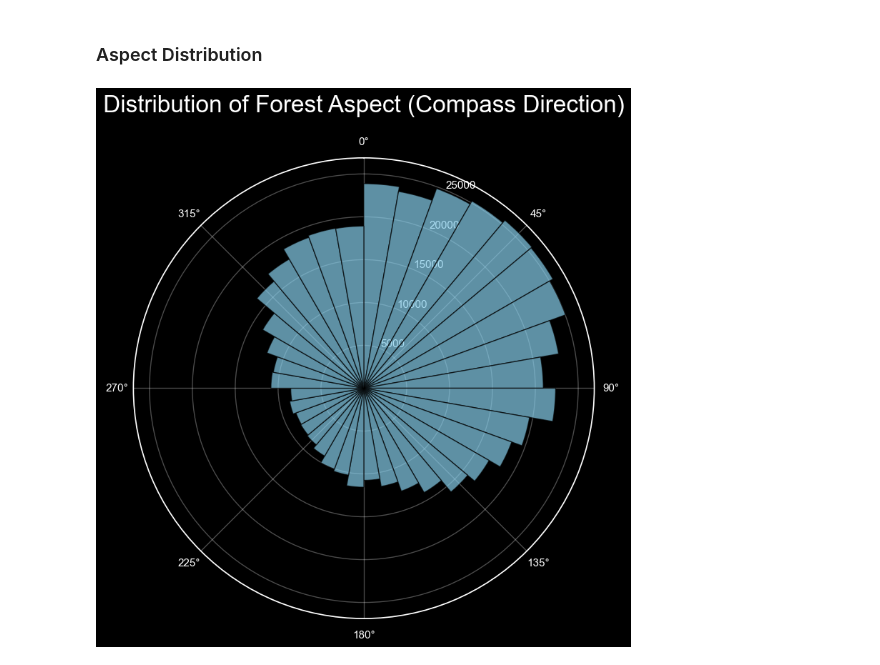
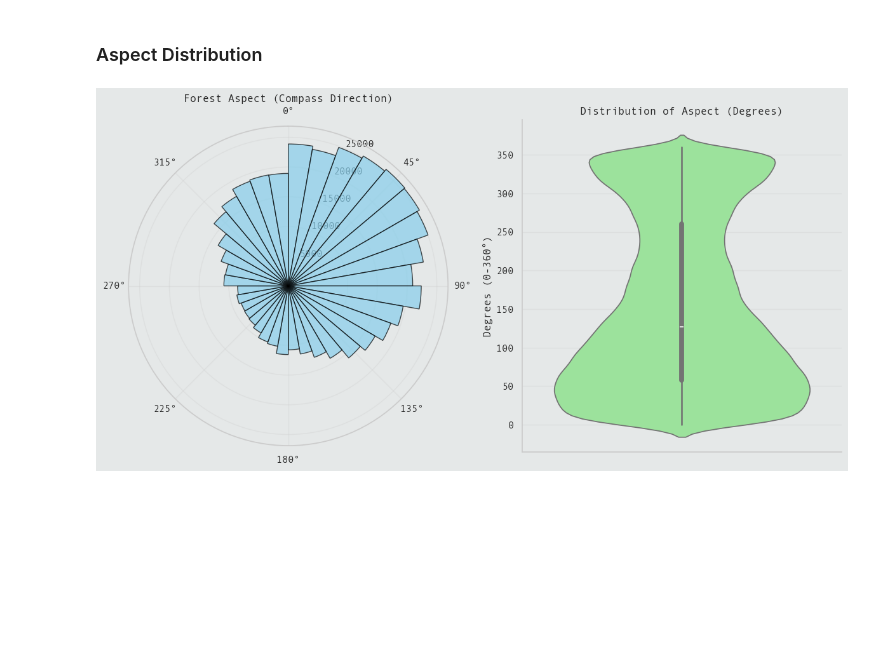
Before and after one commit to Volscente/DruidicGroveAI, a Jupyter notebook: notebooks/covertype/exploratory_data_analysis.ipynb, the cells around one changed output. Drawn from its saved outputs; the diff is of its cells as text; code cells hidden in the pictures; blank space fills up the shorter version.

```diff
--- a/notebooks/covertype/exploratory_data_analysis.ipynb
+++ b/notebooks/covertype/exploratory_data_analysis.ipynb
@@ -210,20 +210,31 @@ plt.tight_layout()
 # %% [markdown]
 ### Aspect Distribution
 # %%
-plt.figure(figsize=(8, 8))
-ax = plt.subplot(111, projection='polar')
+# Set up the figure with two distinct types of axes
+fig = plt.figure(figsize=(12, 6))
 
-# Convert degrees to radians for polar plotting
+# Left plot: Polar Projection
+ax1 = fig.add_subplot(1, 2, 1, projection='polar')
+
+# Convert degrees to radians
 aspect_radians = np.radians(covertype_data['Aspect'])
 
-# Create a polar histogram (36 bins = 10 degrees each)
-n, bins, patches = ax.hist(aspect_radians, bins=36, color='skyblue', edgecolor='black', alpha=0.7)
+# Create polar histogram
+n, bins, patches = ax1.hist(aspect_radians, bins=36, color='skyblue',
+                            edgecolor='black', alpha=0.7)
 
-# Set 0 (North) to the top and make it go clockwise
-ax.set_theta_zero_location('N')
-ax.set_theta_direction(-1)
+# Orientation: North at the top, clockwise direction
+ax1.set_theta_zero_location('N')
+ax1.set_theta_direction(-1)
+ax1.set_title("Forest Aspect (Compass Direction)", fontsize=12)
 
-plt.title("Distribution of Forest Aspect (Compass Direction)", va='bottom', pad=20)
+# Right plot: Standard Violin Plot
+ax2 = fig.add_subplot(1, 2, 2)
+sns.violinplot(y=covertype_data['Aspect'], ax=ax2, color='lightgreen')
+ax2.set_title("Distribution of Aspect (Degrees)", fontsize=12)
+ax2.set_ylabel("Degrees (0-360°)")
+
 plt.tight_layout()
+plt.show()
 # %% [output]
-[figure, old version]
+[figure, new version]
```
Also changed, not shown: parts of 3 cells of this notebook.
